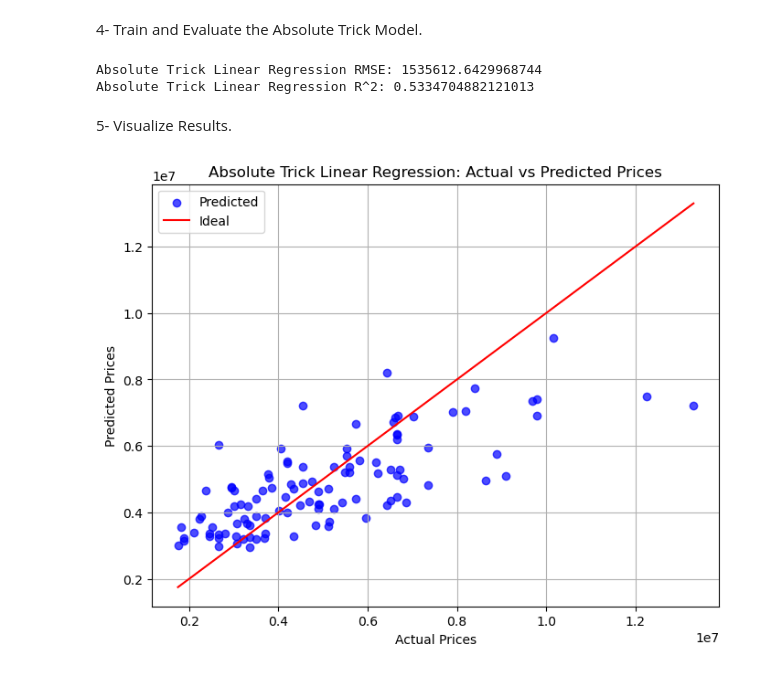
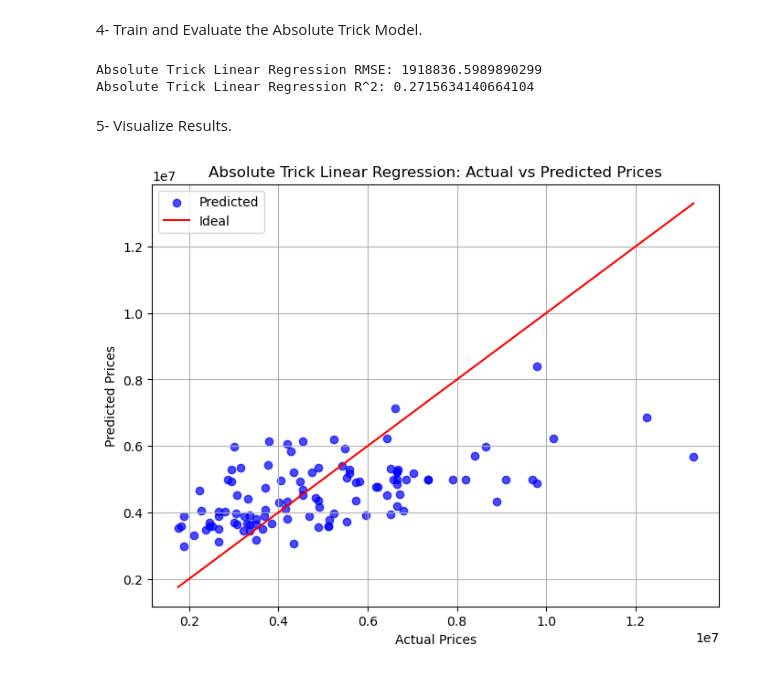
Before and after one commit to Hasan-Afify/Linear-Regression-Square-Trick-Method, a Jupyter notebook: LinearRegression(Absolute Trick Method) - Copy.ipynb, the cells around one changed output. Cells and saved outputs as stored; diff of their text form; code cells hidden in the pictures.

```diff
--- a/LinearRegression(Absolute Trick Method) - Copy.ipynb
+++ b/LinearRegression(Absolute Trick Method) - Copy.ipynb
@@ -33,53 +48,64 @@ class AbsoluteTrickLinearRegression:
     def __init__(self, learning_rate=0.01, iterations=1000):
         self.learning_rate = learning_rate
         self.iterations = iterations
-        self.coefficients = None
-        self.intercept = None
+        self.price_per_room = 0
+        self.base_price = 0
 
     def fit(self, X, y):
-        num_samples, num_features = X.shape
-        self.coefficients = np.zeros(num_features)
-        self.intercept = 0
+        num_samples = X.shape[0]
 
+        # Training loop
         for _ in range(self.iterations):
-            predictions = np.dot(X, self.coefficients) + self.intercept
-            errors = predictions - y
+            for i in range(num_samples):
+                # Assumes the first feature is the number of rooms
+                num_rooms = X[i, 0]  # Use the first column as the feature
+                price = y[i]
 
-            for j in range(num_features):
-                self.coefficients[j] -= self.learning_rate * np.mean(np.sign(errors) * X[:, j])
-            self.intercept -= self.learning_rate * np.mean(np.sign(errors))
+                # Update parameters using the absolute trick
+                self.price_per_room, self.base_price = absolute_trick(
+                    self.base_price, self.price_per_room, num_rooms, price, self.learning_rate
+                )
 
     def predict(self, X):
-        return np.dot(X, self.coefficients) + self.intercept
+        return self.base_price + self.price_per_room * X[:, 0]
 # %% [markdown]
 4- Train and Evaluate the Absolute Trick Model.
+# %%
+# Convert normalized features and targets to numpy arrays
+X_train = features_train_normalized.values  # Explicitly convert to numpy array
+X_test = features_test_normalized.values   # Explicitly convert to numpy array
+y_train = ((target_train - target_mean) / target_std).values  # Normalize the target and ensure it's numpy
+
+# Initialize and train the model
+model = AbsoluteTrickLinearRegression(learning_rate=0.01, iterations=1000)
+model.fit(X_train, y_train)
+# %%
+# Make predictions
+y_pred_normalized = model.predict(X_test)
+
+# Rescale predictions back to the original target scale
+y_pred = y_pred_normalized * target_std + target_mean
 # %%
-absolute_trick_model = AbsoluteTrickLinearRegression(learning_rate=0.01, iterations=1000)
-absolute_trick_model.fit(features_train_normalized.values, target_train_normalized.values)
+# Calculate metrics
+rmse = np.sqrt(mean_squared_error(target_test, y_pred))
+r2 = r2_score(target_test, y_pred)
 
-target_predictions_normalized = absolute_trick_model.predict(features_test_normalized.values)
-
-target_predictions = (target_predictions_normalized * target_std) + target_mean
-
-rmse_absolute = np.sqrt(mean_squared_error(target_test, target_predictions))
-r2_absolute = r2_score(target_test, target_predictions)
-
-print("Absolute Trick Linear Regression RMSE:", rmse_absolute)
-print("Absolute Trick Linear Regression R^2:", r2_absolute)
+print("Absolute Trick Linear Regression RMSE:", rmse)
+print("Absolute Trick Linear Regression R^2:", r2)
 # %% [output]
-Absolute Trick Linear Regression RMSE: 1535612.6429968744
-Absolute Trick Linear Regression R^2: 0.5334704882121013
+Absolute Trick Linear Regression RMSE: 1918836.5989890299
+Absolute Trick Linear Regression R^2: 0.2715634140664104
 # %% [markdown]
 5- Visualize Results.
 # %%
 plt.figure(figsize=(8, 6))
-plt.scatter(target_test, target_predictions, color='blue', label='Predicted', alpha=0.7)
+plt.scatter(target_test, y_pred, color='blue', label='Predicted', alpha=0.7)
 plt.plot([min(target_test), max(target_test)], [min(target_test), max(target_test)], color='red', label='Ideal')
 plt.xlabel("Actual Prices")
 plt.ylabel("Predicted Prices")
 plt.title("Absolute Trick Linear Regression: Actual vs Predicted Prices")
 plt.legend()
 plt.grid()
 plt.show()
 # %% [output]
-[figure, old version]
+[figure, new version]
```
Also changed, not shown: parts of 2 cells of this notebook.
